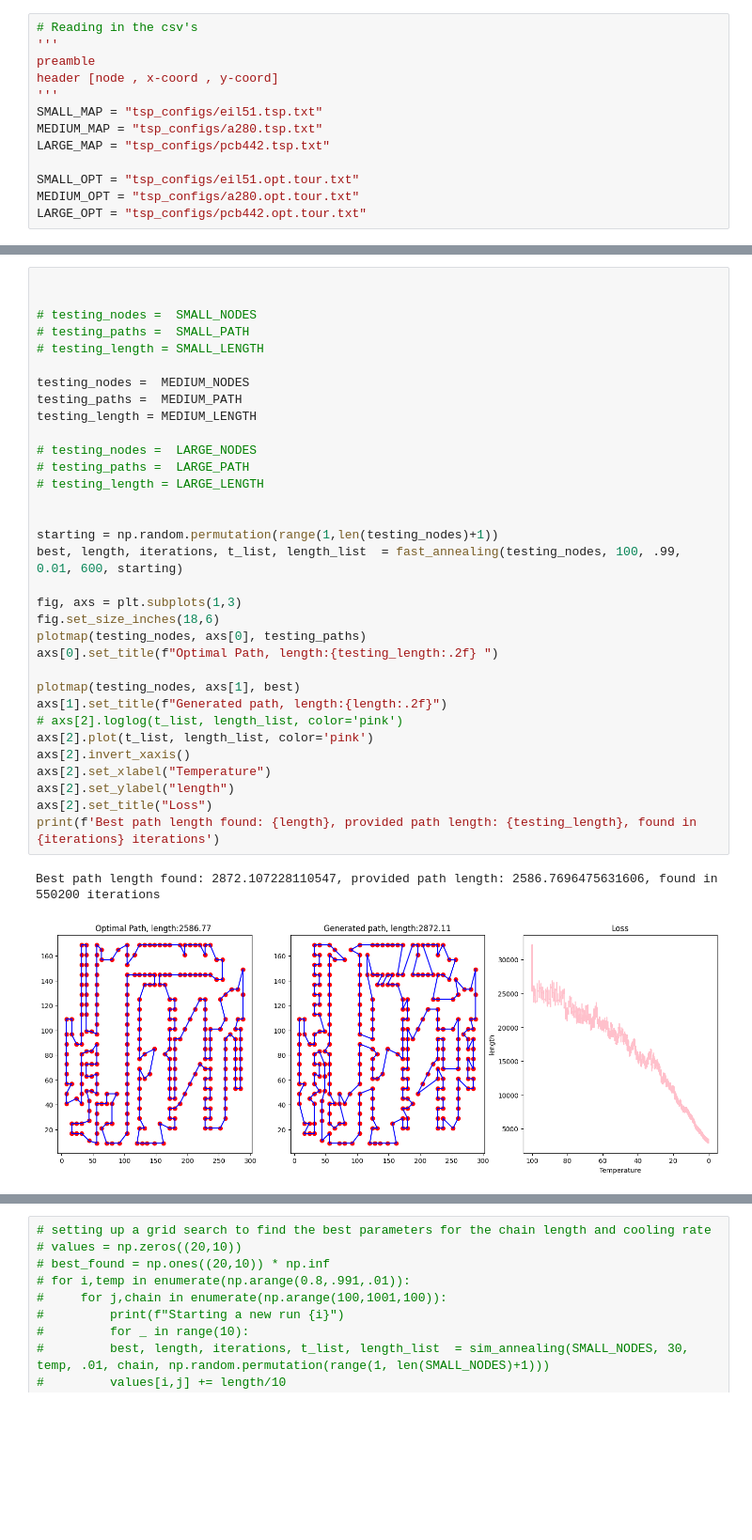
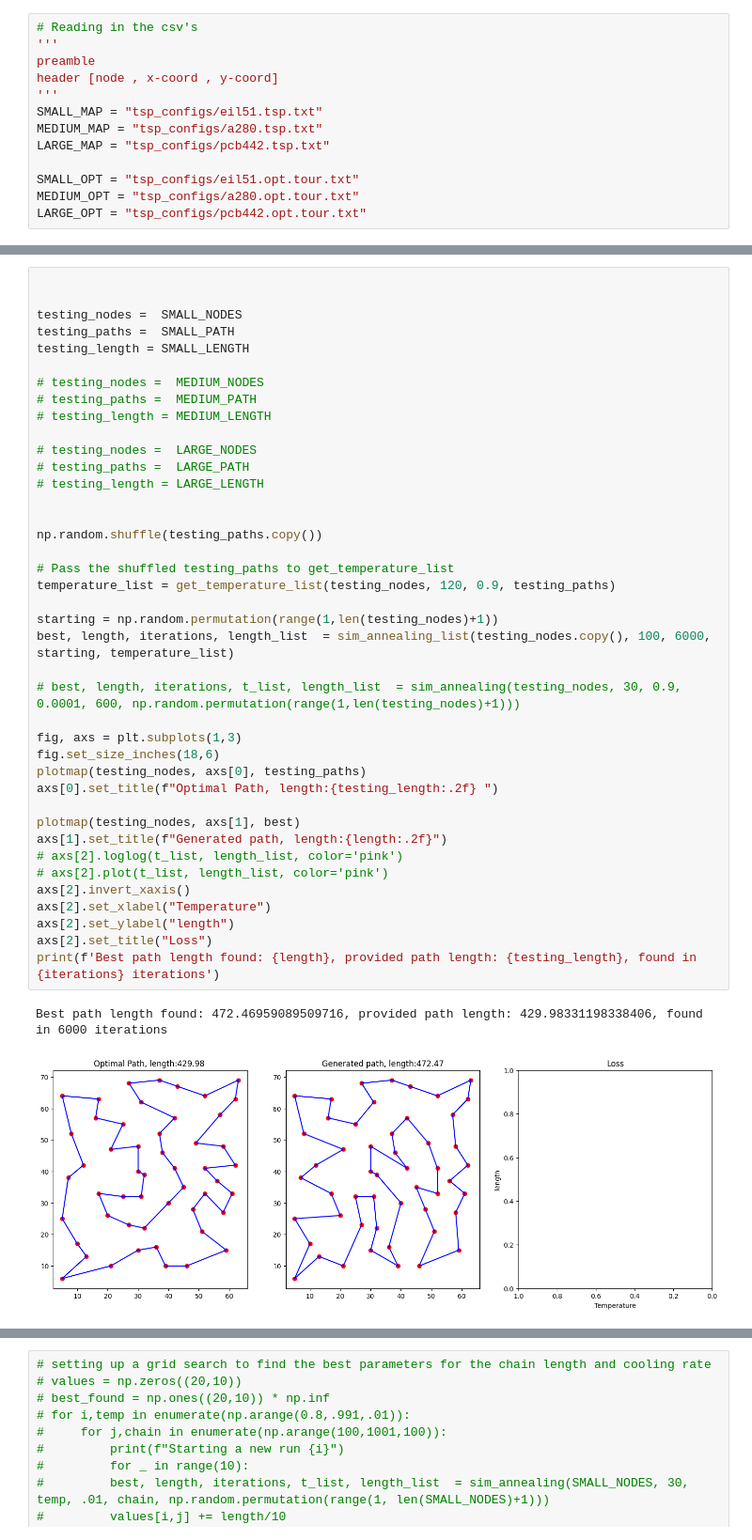
Before and after one commit to nabilasiregar/stochastic-simulation, a Jupyter notebook: assignment_3/Travling.ipynb, the cells around one changed output, grey strips where cells are left out. Shown at 94% size. Cells and saved outputs as stored; diff of their text form; blank space fills up the shorter version.

```diff
--- a/assignment_3/Travling.ipynb
+++ b/assignment_3/Travling.ipynb
@@ -299,36 +154,43 @@ Large Map Length:  50783.54751373533
 # %%
 
 
-# testing_nodes =  SMALL_NODES
-# testing_paths =  SMALL_PATH
-# testing_length = SMALL_LENGTH
+testing_nodes =  SMALL_NODES
+testing_paths =  SMALL_PATH
+testing_length = SMALL_LENGTH
 
-testing_nodes =  MEDIUM_NODES
-testing_paths =  MEDIUM_PATH
-testing_length = MEDIUM_LENGTH
+# testing_nodes =  MEDIUM_NODES
+# testing_paths =  MEDIUM_PATH
+# testing_length = MEDIUM_LENGTH
 
 # testing_nodes =  LARGE_NODES
 # testing_paths =  LARGE_PATH
 # testing_length = LARGE_LENGTH
 
 
+np.random.shuffle(testing_paths.copy())
+
+# Pass the shuffled testing_paths to get_temperature_list
+temperature_list = get_temperature_list(testing_nodes, 120, 0.9, testing_paths)
+
 starting = np.random.permutation(range(1,len(testing_nodes)+1))
-best, length, iterations, t_list, length_list  = fast_annealing(testing_nodes, 100, .99, 0.01, 600, starting)
+best, length, iterations, length_list  = sim_annealing_list(testing_nodes.copy(), 100, 6000, starting, temperature_list)
+
+# best, length, iterations, t_list, length_list  = sim_annealing(testing_nodes, 30, 0.9, 0.0001, 600, np.random.permutation(range(1,len(testing_nodes)+1)))
 
 fig, axs = plt.subplots(1,3)
 fig.set_size_inches(18,6)
 plotmap(testing_nodes, axs[0], testing_paths)
 axs[0].set_title(f"Optimal Path, length:{testing_length:.2f} ")
 
 plotmap(testing_nodes, axs[1], best)
 axs[1].set_title(f"Generated path, length:{length:.2f}")
 # axs[2].loglog(t_list, length_list, color='pink')
-axs[2].plot(t_list, length_list, color='pink')
+# axs[2].plot(t_list, length_list, color='pink')
 axs[2].invert_xaxis()
 axs[2].set_xlabel("Temperature")
 axs[2].set_ylabel("length")
 axs[2].set_title("Loss")
 print(f'Best path length found: {length}, provided path length: {testing_length}, found in {iterations} iterations')
 # %% [output]
-Best path length found: 2872.107228110547, provided path length: 2586.7696475631606, found in 550200 iterations
+Best path length found: 472.46959089509716, provided path length: 429.98331198338406, found in 6000 iterations
-[figure, old version]
+[figure, new version]
```
Also changed, not shown: parts of 6 cells of this notebook, 3 other files.
